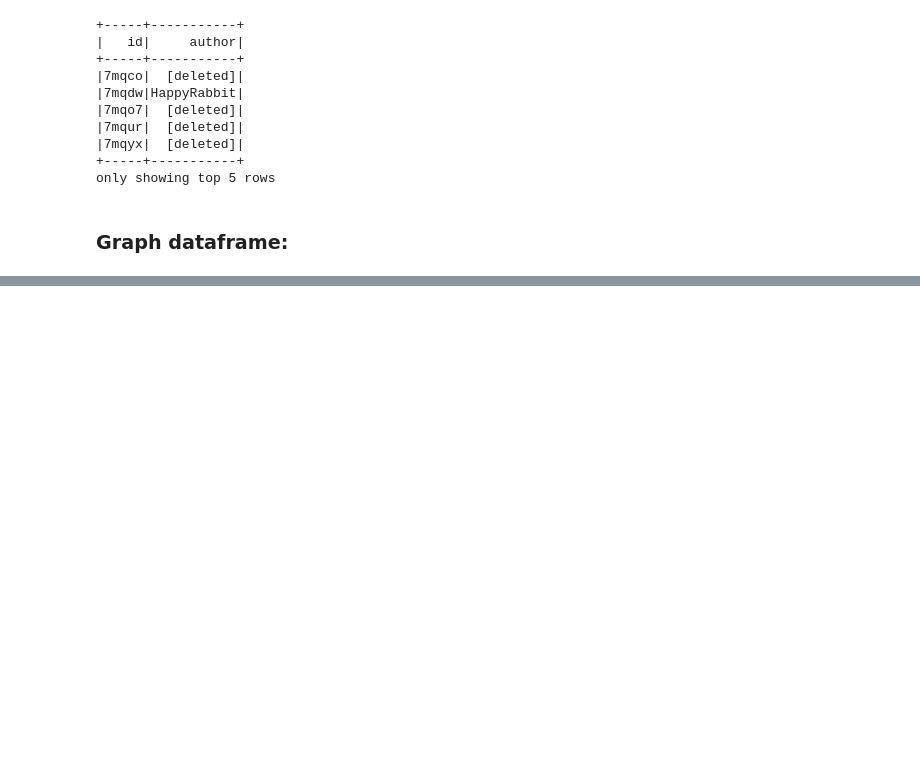
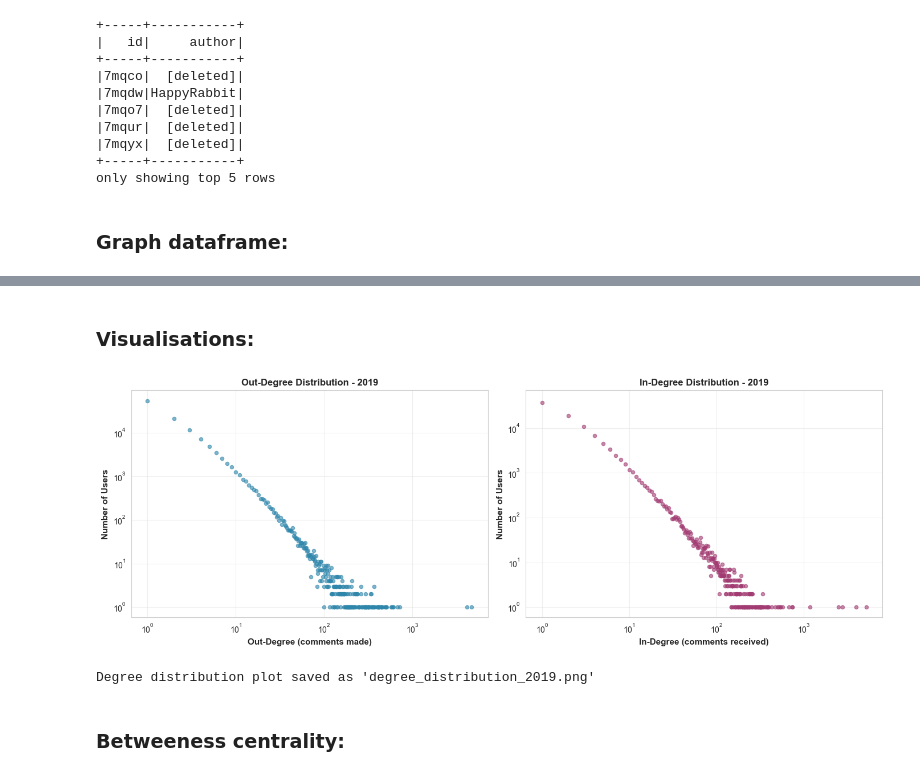
Before and after one commit to hamza-rx12/depression-network-analysis, a Jupyter notebook: analysis.ipynb, the cells around one changed output, grey strips where cells are left out. Cells and saved outputs as stored; diff of their text form; code cells hidden in the pictures; blank space fills up the shorter version.

```diff
--- a/analysis.ipynb
+++ b/analysis.ipynb
@@ -14,0 +19,14 @@ To adjust logging level use sc.setLogLevel(newLevel). For SparkR, use setLogLeve
+# %%
+# Default settings
+sns.set_style("whitegrid")
+plt.rcParams['figure.figsize'] = (12, 6)
+
+# Spark session
+spark = SparkSession.builder \
+    .appName("RedditDepressionAnalysis") \
+    .config("spark.driver.memory", "16g") \
+    .config("spark.executor.memory", "16g") \
+    .config("spark.driver.maxResultSize", "4g") \
+    .config("spark.sql.shuffle.partitions", "200") \
+    .config("spark.default.parallelism", "200") \
+    .getOrCreate()
@@ -245,0 +776,44 @@ stats.show()
+# %% [markdown]
+### Visualisations:
+# %%
+# Plot degree distribution
+fig, axes = plt.subplots(1, 2, figsize=(14, 5))
+
+# Out-degree distribution
+ax1 = axes[0]
+degree_counts_out = Counter(degrees_out)
+degrees_sorted = sorted(degree_counts_out.keys())
+counts = [degree_counts_out[d] for d in degrees_sorted]
+
+ax1.scatter(degrees_sorted, counts, alpha=0.6, s=20, color='#2E86AB')
+ax1.set_xlabel('Out-Degree (comments made)', fontsize=11, fontweight='bold')
+ax1.set_ylabel('Number of Users', fontsize=11, fontweight='bold')
+ax1.set_title(f'Out-Degree Distribution - {test_year}', fontsize=12, fontweight='bold')
+ax1.set_xscale('log')
+ax1.set_yscale('log')
+ax1.grid(True, alpha=0.3)
+
+# In-degree distribution
+ax2 = axes[1]
+degree_counts_in = Counter(degrees_in)
+degrees_sorted_in = sorted(degree_counts_in.keys())
+counts_in = [degree_counts_in[d] for d in degrees_sorted_in]
+
+ax2.scatter(degrees_sorted_in, counts_in, alpha=0.6, s=20, color='#A23B72')
+ax2.set_xlabel('In-Degree (comments received)', fontsize=11, fontweight='bold')
+ax2.set_ylabel('Number of Users', fontsize=11, fontweight='bold')
+ax2.set_title(f'In-Degree Distribution - {test_year}', fontsize=12, fontweight='bold')
+ax2.set_xscale('log')
+ax2.set_yscale('log')
+ax2.grid(True, alpha=0.3)
+
+plt.tight_layout()
+plt.savefig(f'degree_distribution_{test_year}.png', dpi=300, bbox_inches='tight')
+plt.show()
+
+print(f"\nDegree distribution plot saved as 'degree_distribution_{test_year}.png'")
+# %% [output]
+[figure, added]
+Degree distribution plot saved as 'degree_distribution_2019.png'
+# %% [markdown]
+### Betweeness centrality:
```
Also changed, not shown: parts of 44 cells of this notebook, 3 other files.
